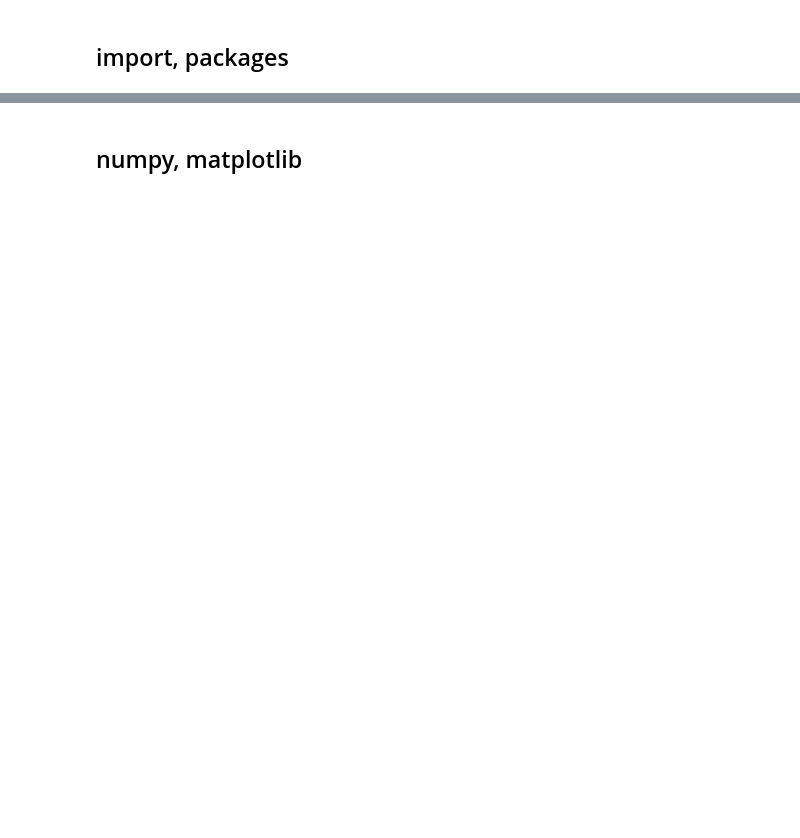
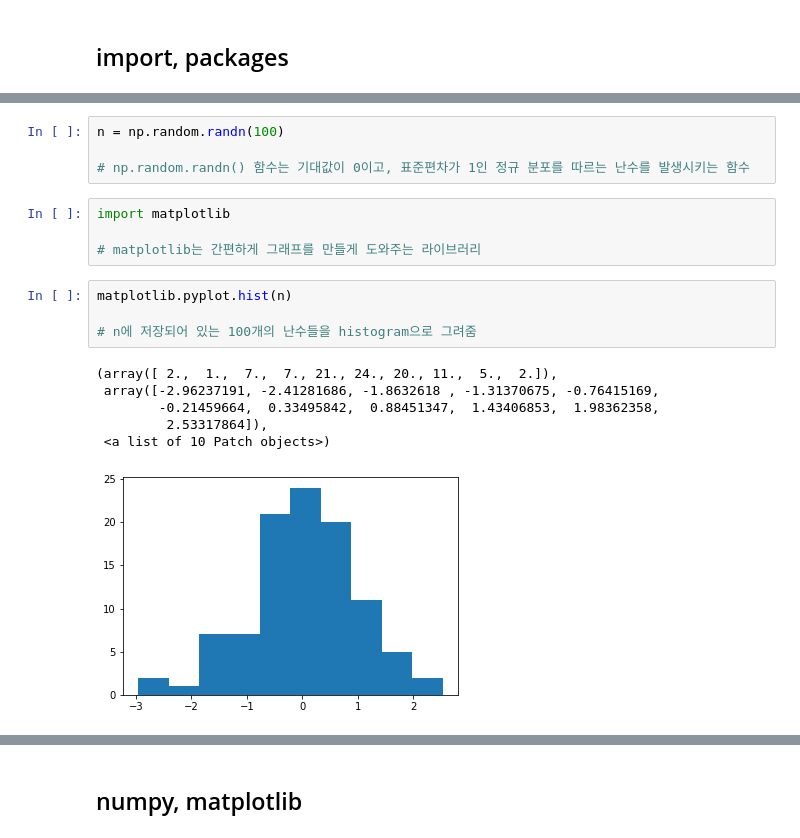
Before and after one commit to syjoo7777/class2022Spring, a Jupyter notebook: 20220316.ipynb, the cells around one changed output, grey strips where cells are left out. Drawn from its saved outputs; the diff is of its cells as text; blank space fills up the shorter version.

```diff
--- a/20220316.ipynb
+++ b/20220316.ipynb
@@ -201,0 +232,19 @@ def divide(a,b):
+# %%
+n = np.random.randn(100)
+
+# np.random.randn() 함수는 기대값이 0이고, 표준편차가 1인 정규 분포를 따르는 난수를 발생시키는 함수
+# %%
+import matplotlib
+
+# matplotlib는 간편하게 그래프를 만들게 도와주는 라이브러리
+# %%
+matplotlib.pyplot.hist(n)
+
+# n에 저장되어 있는 100개의 난수들을 histogram으로 그려줌
+# %% [output]
+(array([ 2.,  1.,  7.,  7., 21., 24., 20., 11.,  5.,  2.]),
+ array([-2.96237191, -2.41281686, -1.8632618 , -1.31370675, -0.76415169,
+        -0.21459664,  0.33495842,  0.88451347,  1.43406853,  1.98362358,
+         2.53317864]),
+ <a list of 10 Patch objects>)
+[figure, added]
```
Also changed, not shown: parts of 20 cells of this notebook.
